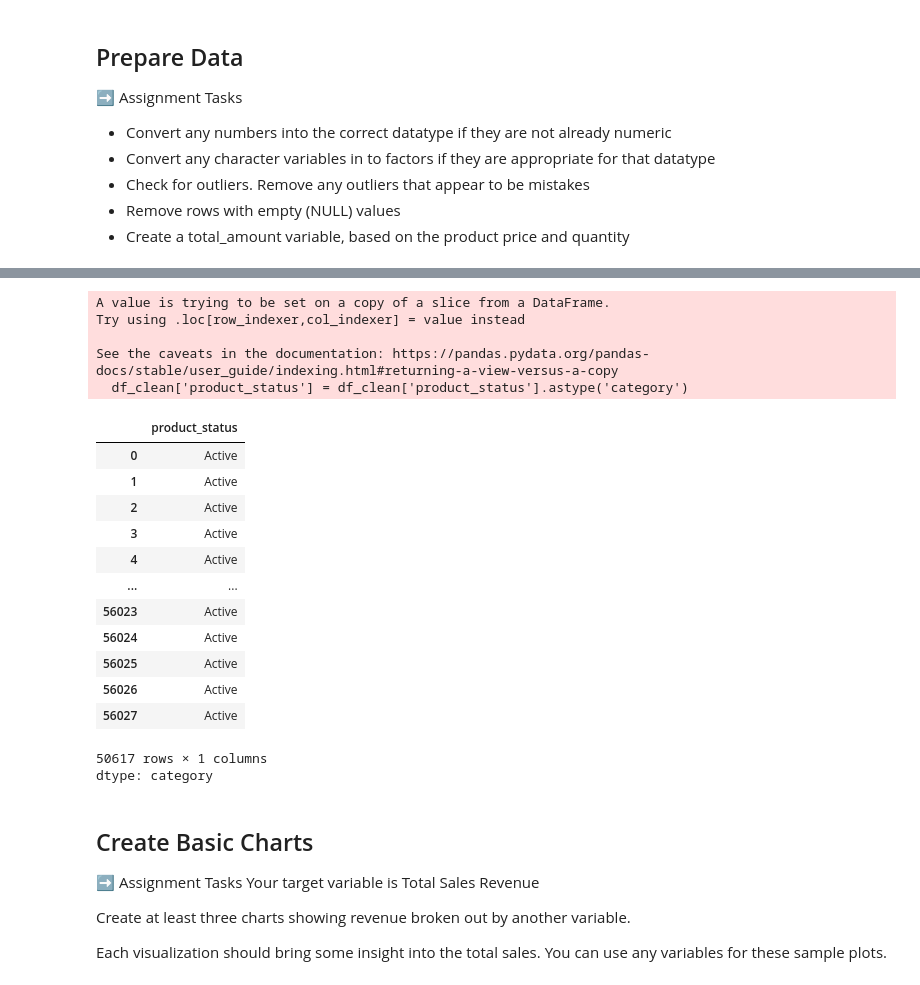
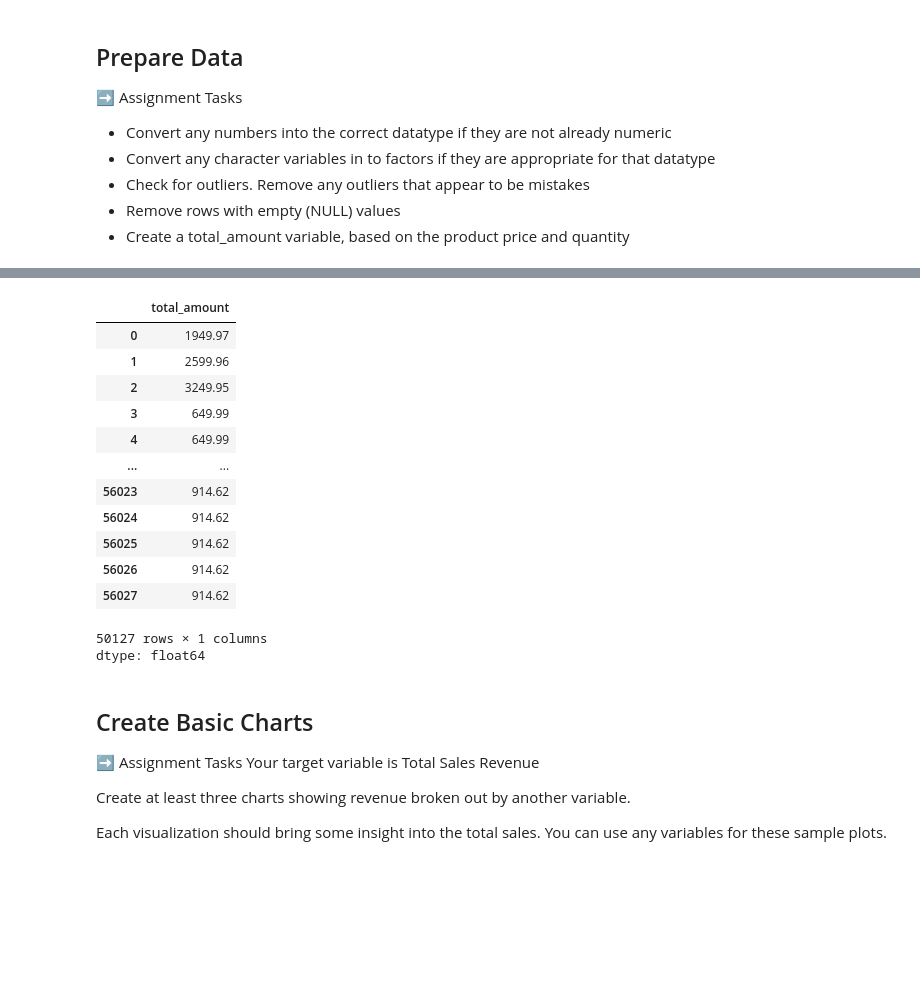
Before and after one commit to BBloxham1/is4487, a Jupyter notebook: Labs/Scripts/lab6_retailer_eda.ipynb, the cells around one changed output, grey strips where cells are left out. Drawn from its saved outputs; the diff is of its cells as text; code cells hidden in the pictures; blank space fills up the shorter version.

```diff
--- a/Labs/Scripts/lab6_retailer_eda.ipynb
+++ b/Labs/Scripts/lab6_retailer_eda.ipynb
@@ -150,26 +112,20 @@ dtype: float64
-# %%
-df_clean['product_status'] = df_clean['product_status'].astype('category')
-df_clean['product_status']
-# %% [output]
-A value is trying to be set on a copy of a slice from a DataFrame.
-Try using .loc[row_indexer,col_indexer] = value instead
-
-See the caveats in the documentation: https://pandas.pydata.org/pandas-docs/stable/user_guide/indexing.html#returning-a-view-versus-a-copy
-  df_clean['product_status'] = df_clean['product_status'].astype('category')
-|  | product_status |
-| 0 | Active |
-| 1 | Active |
-| 2 | Active |
-| 3 | Active |
-| 4 | Active |
-| ... | ... |
-| 56023 | Active |
-| 56024 | Active |
-| 56025 | Active |
-| 56026 | Active |
-| 56027 | Active |
-50617 rows × 1 columns
-dtype: category
+# %%
+df_clean['total_amount']
+# %% [output]
+|  | total_amount |
+| 0 | 1949.97 |
+| 1 | 2599.96 |
+| 2 | 3249.95 |
+| 3 | 649.99 |
+| 4 | 649.99 |
+| ... | ... |
+| 56023 | 914.62 |
+| 56024 | 914.62 |
+| 56025 | 914.62 |
+| 56026 | 914.62 |
+| 56027 | 914.62 |
+50127 rows × 1 columns
+dtype: float64
 # %% [markdown]
 ## Create Basic Charts
 
```
Also changed, not shown: parts of 4 cells of this notebook.
